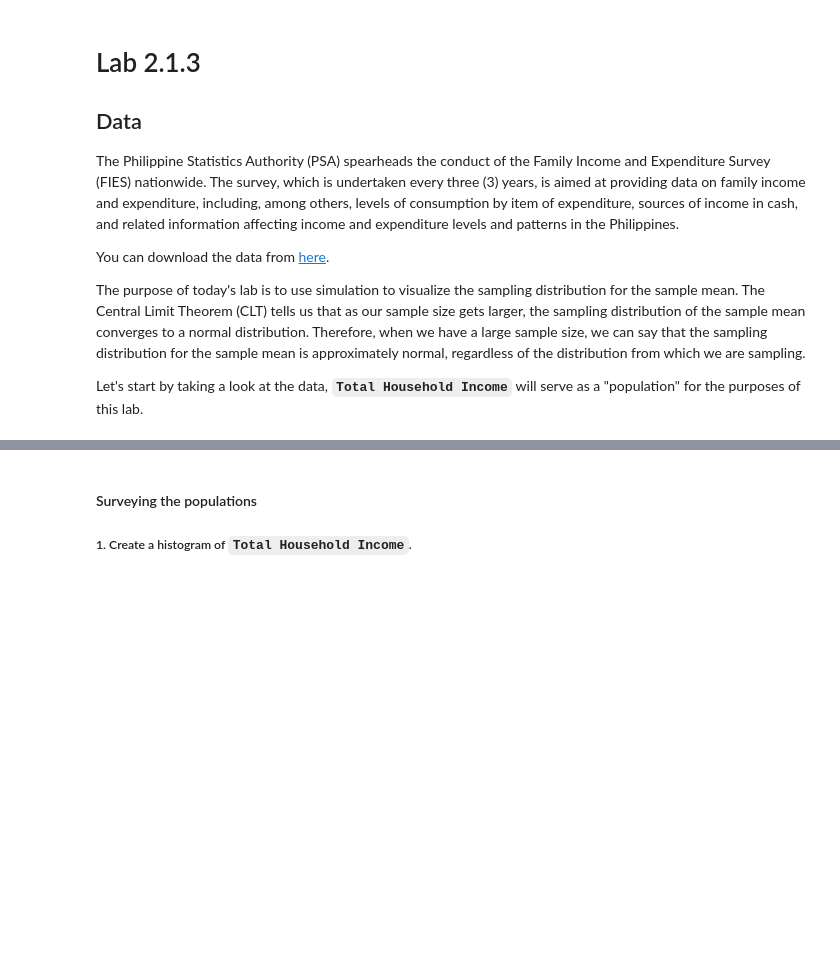
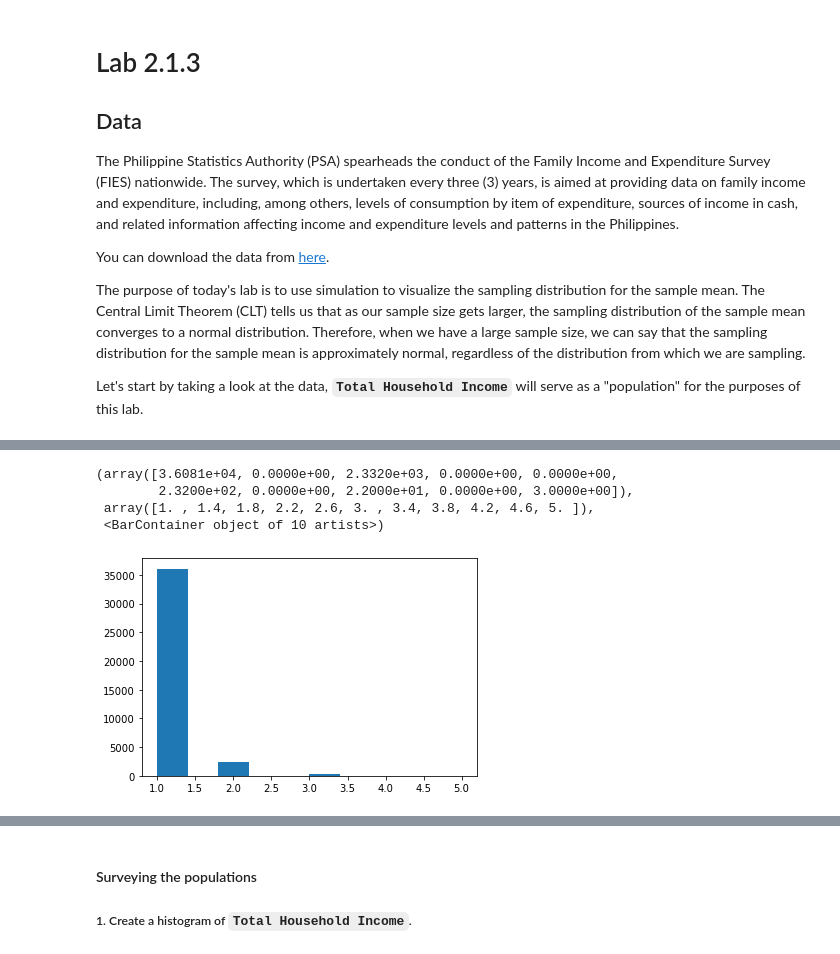
Before and after one commit to NPHansen/DS_AI, a Jupyter notebook: Lab 2/IOD_Lab 2.1.3.ipynb, the cells around one changed output, grey strips where cells are left out. Cells and saved outputs as stored; diff of their text form; code cells hidden in the pictures; blank space fills up the shorter version.

```diff
--- a/Lab 2/IOD_Lab 2.1.3.ipynb
+++ b/Lab 2/IOD_Lab 2.1.3.ipynb
@@ -23,6 +23,7 @@ import seaborn as sns
 %matplotlib inline
 # %%
 # Read CSV
-house_hold_csv = "Family Income and Expenditure.csv"
+house_hold_csv = "Data/Family Income and Expenditure.csv"
+fies = pd.read_csv(house_hold_csv)
 # %%
 # Head
@@ -28,0 +39,3 @@ house_hold_csv = "Family Income and Expenditure.csv"
+# %%
+fies.columns = fies.columns.str.lower().str.replace(' ', '_')
+fies.columns
@@ -33,2 +91,10 @@ house_hold_csv = "Family Income and Expenditure.csv"
+# %%
+plt.hist(x=fies.total_household_income.value_counts())
+# %% [output]
+(array([3.6081e+04, 0.0000e+00, 2.3320e+03, 0.0000e+00, 0.0000e+00,
+        2.3200e+02, 0.0000e+00, 2.2000e+01, 0.0000e+00, 3.0000e+00]),
+ array([1. , 1.4, 1.8, 2.2, 2.6, 3. , 3.4, 3.8, 4.2, 4.6, 5. ]),
+ <BarContainer object of 10 artists>)
+[figure, added]
 # %%
 # Data Types
```
Also changed, not shown: parts of 38 cells of this notebook.
